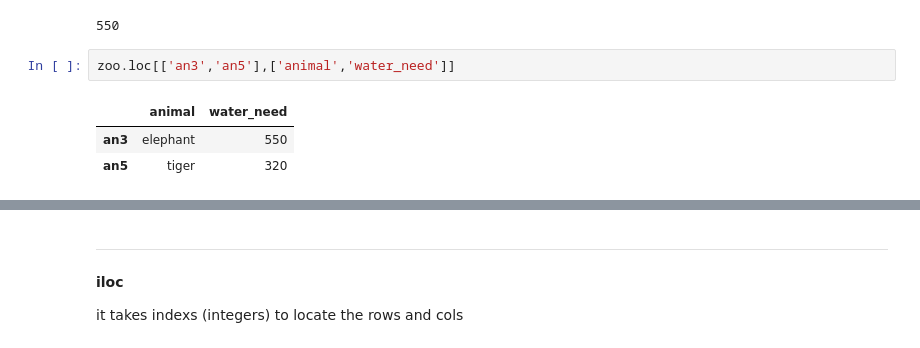
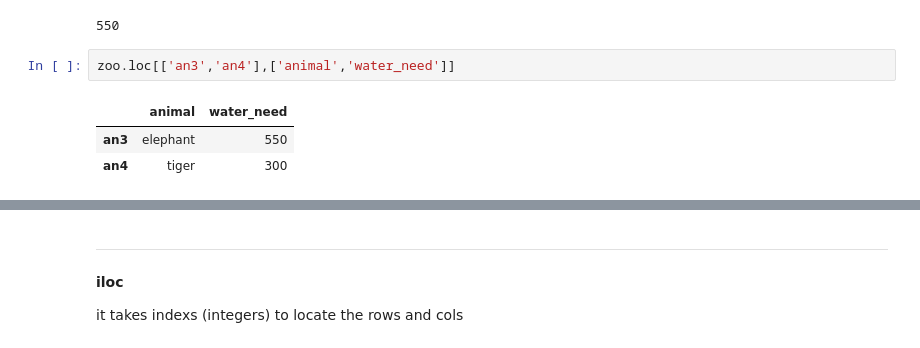
Before and after one commit to mfkabdelnaby/data-science, a Jupyter notebook: pandas.ipynb, the cells around one changed output, grey strips where cells are left out. Drawn from its saved outputs; the diff is of its cells as text.

```diff
--- a/pandas.ipynb
+++ b/pandas.ipynb
@@ -202,8 +413,8 @@ zoo.loc['an3','water_need'] #[raw,col]
 # %% [output]
 550
 # %%
-zoo.loc[['an3','an5'],['animal','water_need']]
+zoo.loc[['an3','an4'],['animal','water_need']]
 # %% [output]
 |  | animal | water_need |
 | an3 | elephant | 550 |
-| an5 | tiger | 320 |
+| an4 | tiger | 300 |
```
Also changed, not shown: parts of 192 cells of this notebook, 34 other files.
